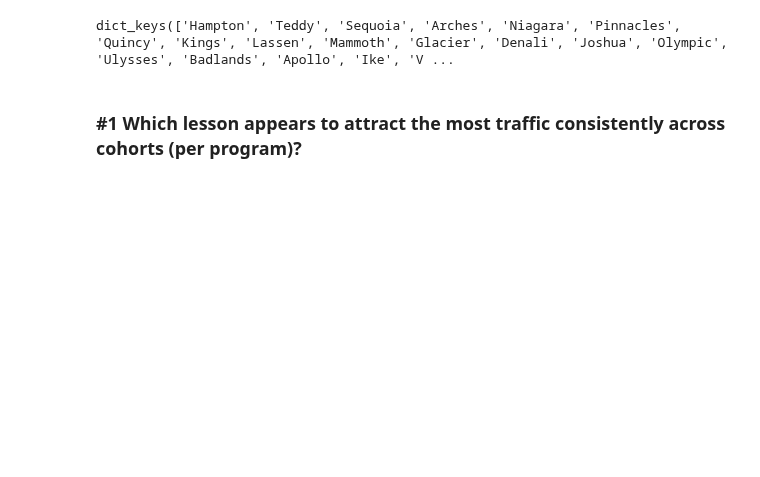
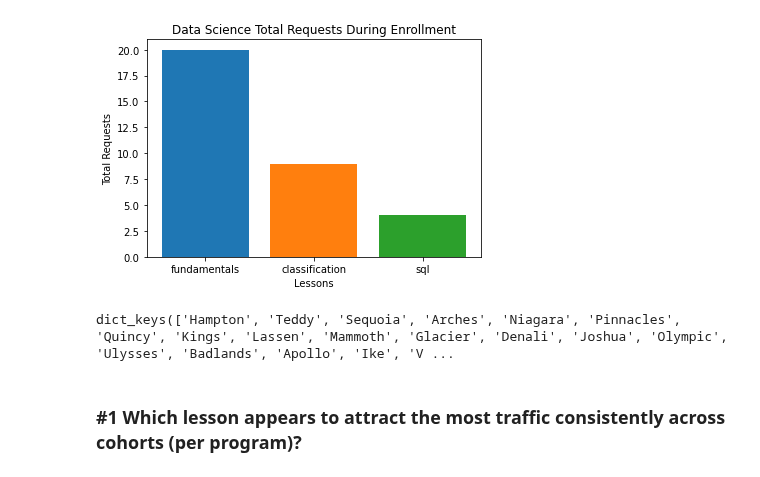
Before and after one commit to joshuamchavez2/Anomaly-Detection-Project, a Jupyter notebook: draft questions.ipynb, the cells around one changed output. Cells and saved outputs as stored; diff of their text form; code cells hidden in the pictures; blank space fills up the shorter version.

```diff
--- a/draft questions.ipynb
+++ b/draft questions.ipynb
@@ -48,3 +85,14 @@ cohort_df[['cohort','class_size']].sort_values(by=['class_size'], ascending=Fals
+# %%
+plt.bar('fundamentals', ds_df.java_i.sum())
+plt.bar('classification', ds_df.java_ii.sum())
+plt.bar('sql', ds_df.mysql.sum())
+
+plt.ylabel('Total Requests')
+plt.xlabel('Lessons')
+plt.title('Data Science Total Requests During Enrollment')
+plt.show()
+# %% [output]
+[figure, added]
 # %%
 during_dict = {}
 after_dict = {}
```
Also changed, not shown: parts of 12 cells of this notebook, 4 other files.
